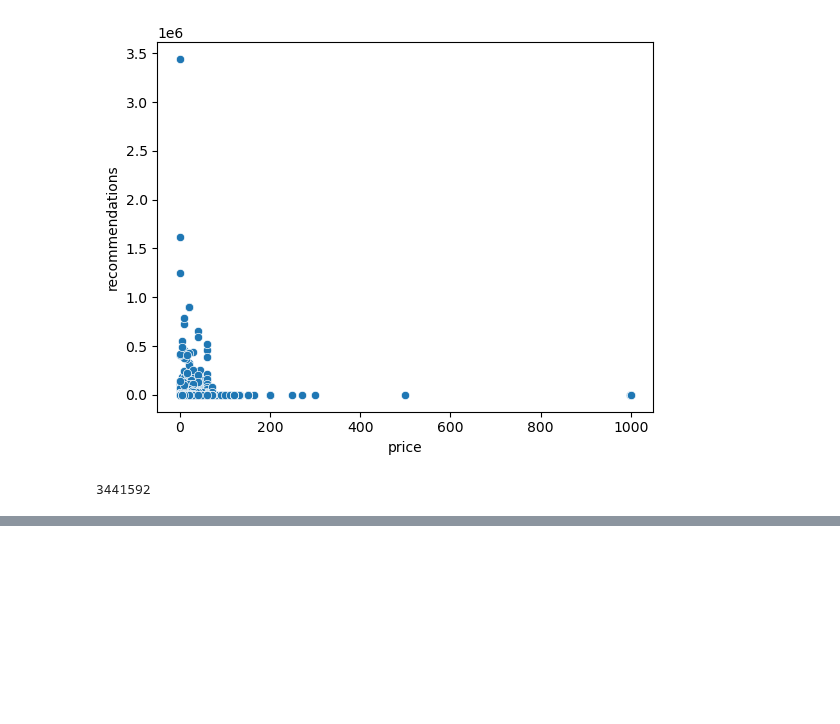
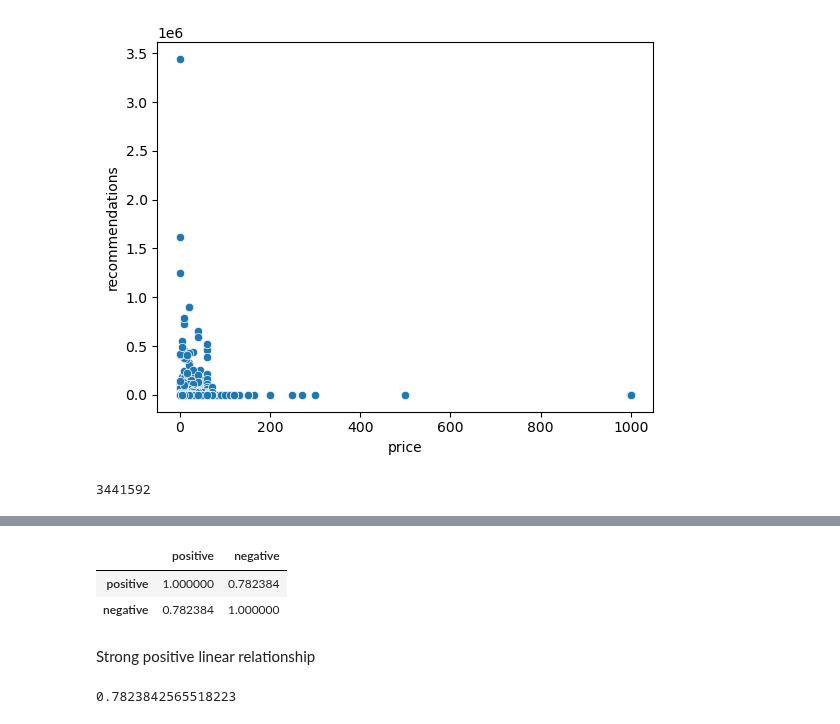
Before and after one commit to whoshilo/AI, a Jupyter notebook: Semester 1/Games/Mr. President, he's gaming.ipynb, the cells around one changed output, grey strips where cells are left out. Saved outputs shown, nothing was run; the diff lists cells and outputs as text; code cells hidden in the pictures; blank space fills up the shorter version.

```diff
--- a/Semester 1/Games/Mr. President, he's gaming.ipynb
+++ b/Semester 1/Games/Mr. President, he's gaming.ipynb
@@ -169,0 +187,12 @@ df['recommendations'].max()
+# %%
+subDF.corr(method='pearson')
+# %% [output]
+|  | positive | negative |
+| positive | 1.000000 | 0.782384 |
+| negative | 0.782384 | 1.000000 |
+# %% [markdown]
+Strong positive linear relationship
+# %%
+ df['positive'].corr(df['negative'])
+# %% [output]
+0.7823842565518223
```
Also changed, not shown: parts of 4 cells of this notebook.
